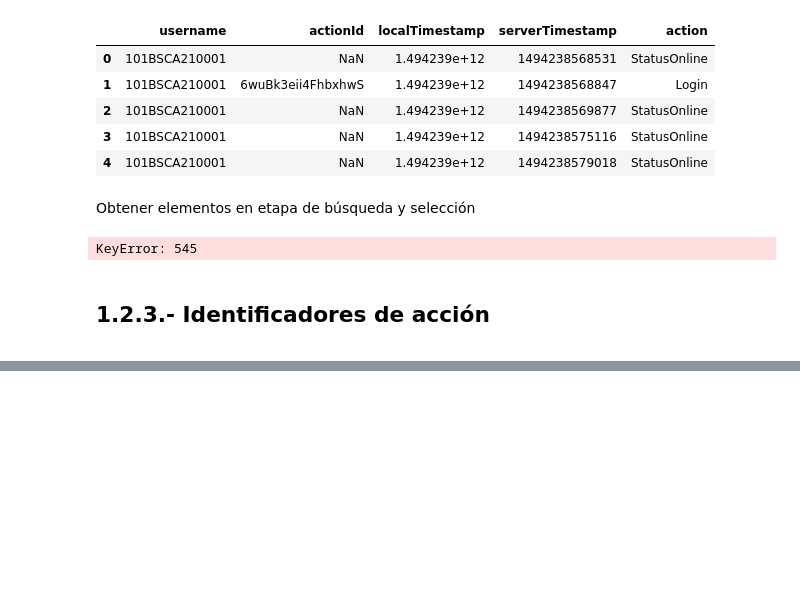
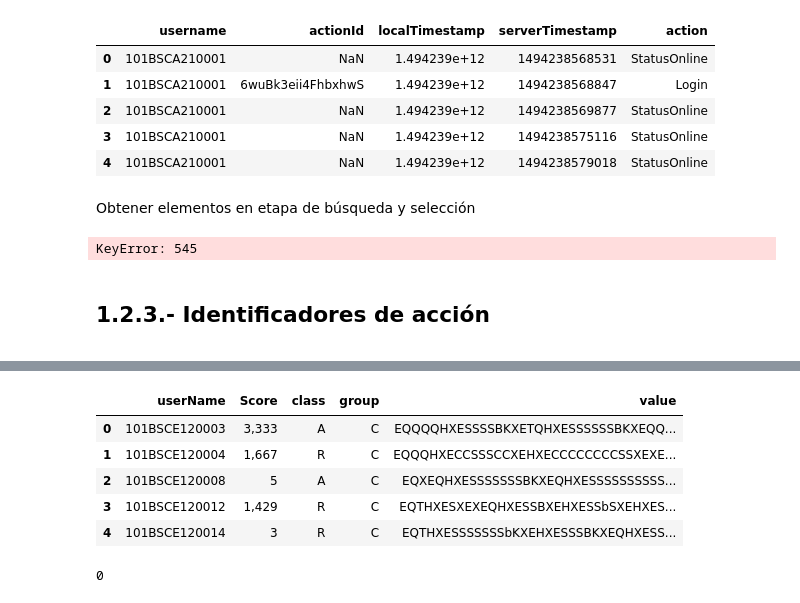
Before and after one commit to iorellana18/OSEMN, a Jupyter notebook: OSEMN.ipynb, the cells around one changed output, grey strips where cells are left out. Drawn from its saved outputs; the diff is of its cells as text; code cells hidden in the pictures; blank space fills up the shorter version.

```diff
--- a/OSEMN.ipynb
+++ b/OSEMN.ipynb
@@ -610,0 +618,10 @@ actionsInSearchTask.head(10)
+# %%
+studentList = pd.read_csv('Tablas generadas/Pre-Test/usersActions.PreTest.csv', sep=";")
+studentList.head()
+# %% [output]
+|  | userName | Score | class | group | value |
+| 0 | 101BSCE120003 | 3,333 | A | C | EQQQQHXESSSSBKXETQHXESSSSSSBKXEQQ... |
+| 1 | 101BSCE120004 | 1,667 | R | C | EQQQHXECCSSSCCXEHXECCCCCCCCSSXEXE... |
+| 2 | 101BSCE120008 | 5 | A | C | EQXEQHXESSSSSSSBKXEQHXESSSSSSSSSS... |
+| 3 | 101BSCE120012 | 1,429 | R | C | EQTHXESXEXEQHXESSBXEHXESSbSXEHXES... |
+| 4 | 101BSCE120014 | 3 | R | C | EQTHXESSSSSSSbKXEHXESSSBKXEQHXESS... |
@@ -610,0 +654,4 @@ actionsInSearchTask.head(10)
+# %%
+lists <- direction(studentList,traceSet,'red',)
+# %% [output]
+0
```
Also changed, not shown: parts of 12 cells of this notebook.
